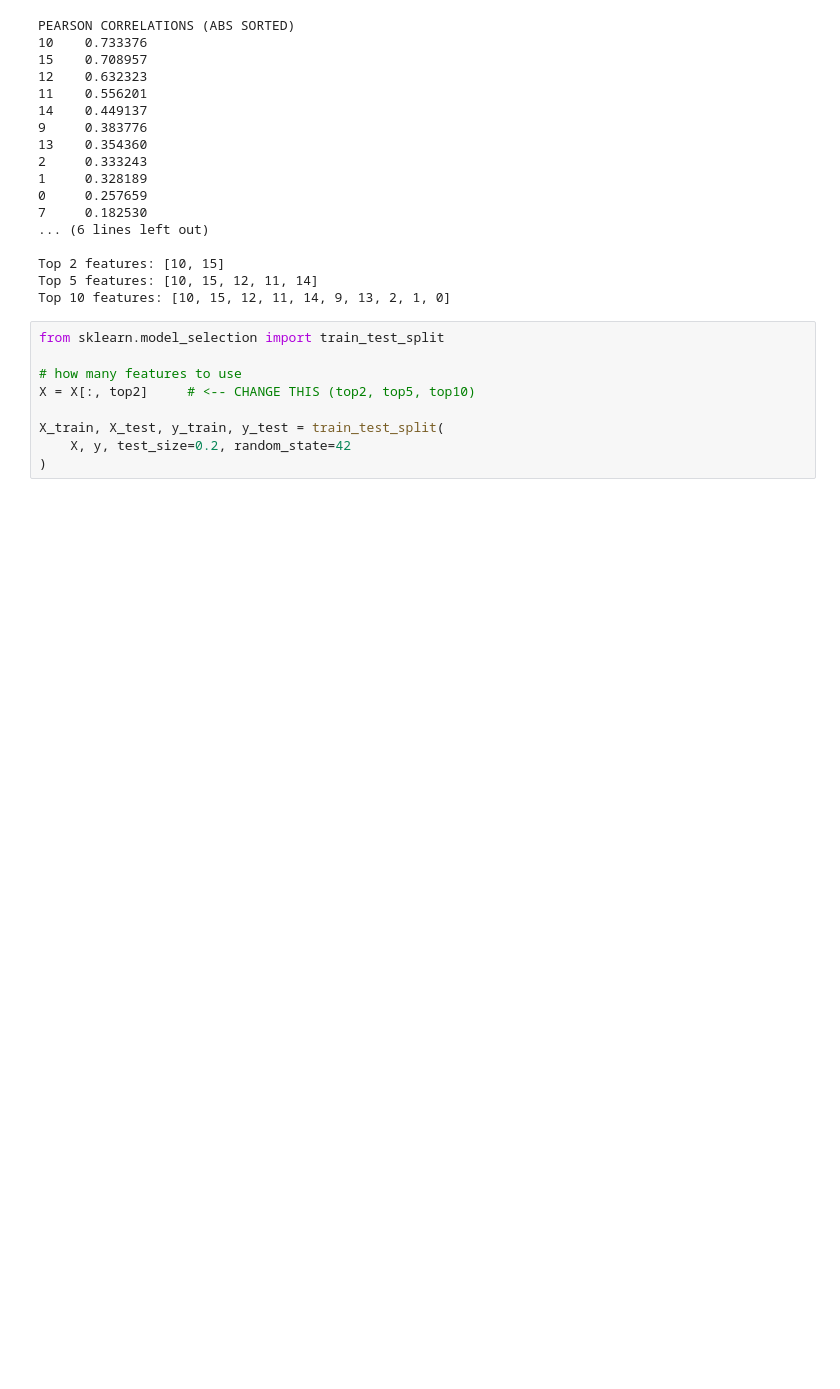
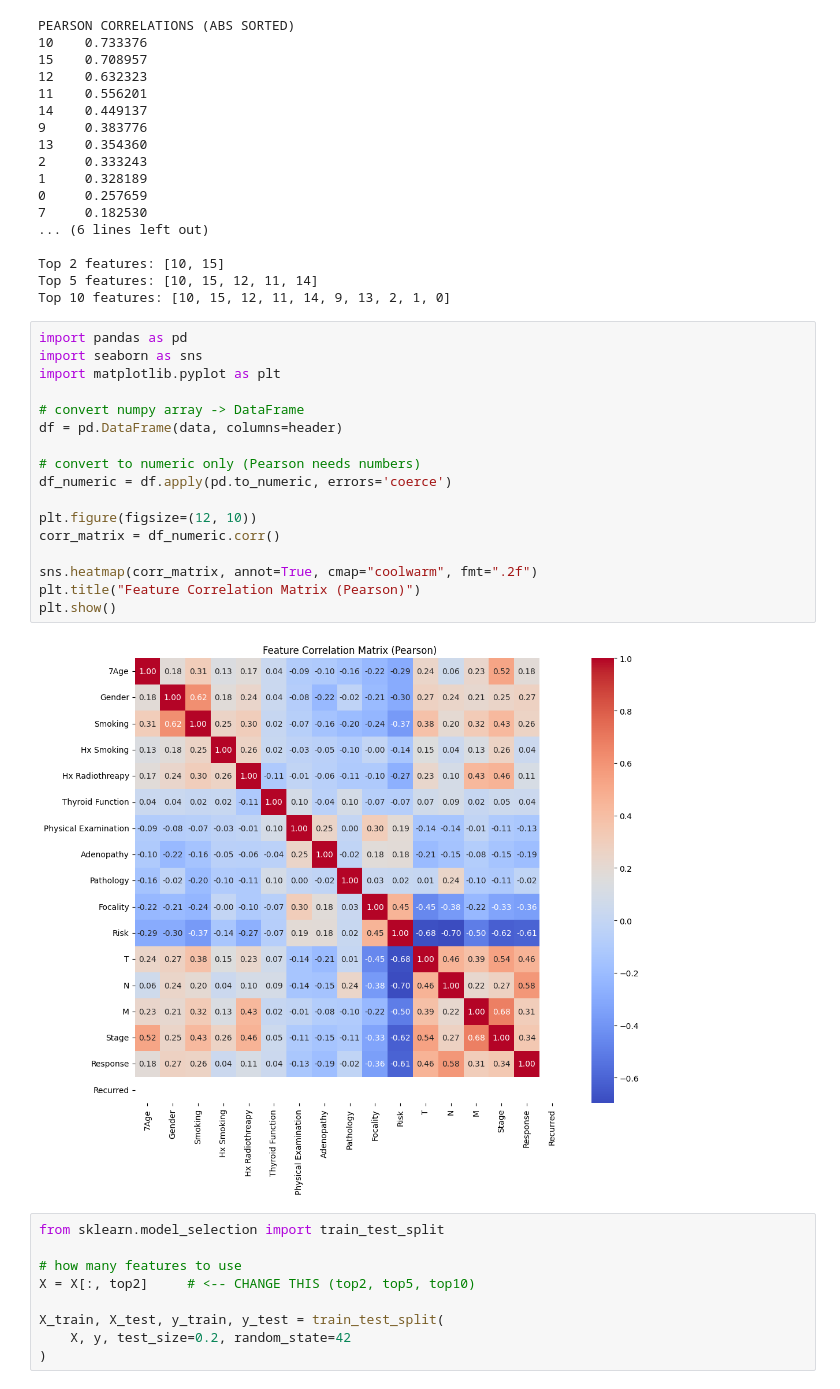
Before and after one commit to anarmz3/Quantum-Computing, a Jupyter notebook: 04_Notebook_1.ipynb, the cells around one changed output. Saved outputs shown, nothing was run; the diff lists cells and outputs as text; blank space fills up the shorter version.

```diff
--- a/04_Notebook_1.ipynb
+++ b/04_Notebook_1.ipynb
@@ -78,6 +78,25 @@ PEARSON CORRELATIONS (ABS SORTED)
 Top 2 features: [10, 15]
 Top 5 features: [10, 15, 12, 11, 14]
 Top 10 features: [10, 15, 12, 11, 14, 9, 13, 2, 1, 0]
+# %%
+import pandas as pd
+import seaborn as sns
+import matplotlib.pyplot as plt
+
+# convert numpy array -> DataFrame
+df = pd.DataFrame(data, columns=header)
+
+# convert to numeric only (Pearson needs numbers)
+df_numeric = df.apply(pd.to_numeric, errors='coerce')
+
+plt.figure(figsize=(12, 10))
+corr_matrix = df_numeric.corr()
+
+sns.heatmap(corr_matrix, annot=True, cmap="coolwarm", fmt=".2f")
+plt.title("Feature Correlation Matrix (Pearson)")
+plt.show()
+# %% [output]
+[figure, added]
 # %%
 from sklearn.model_selection import train_test_split
 
```
Also changed, not shown: parts of 12 cells of this notebook, 1 other file.
